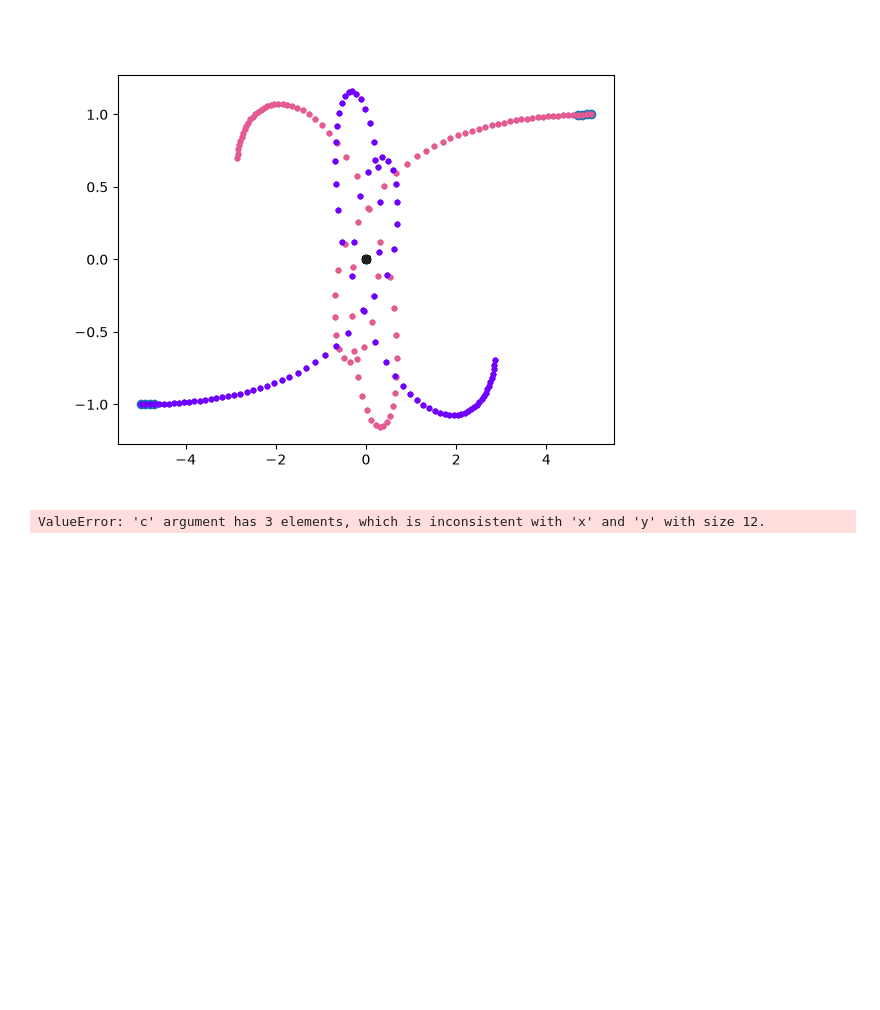
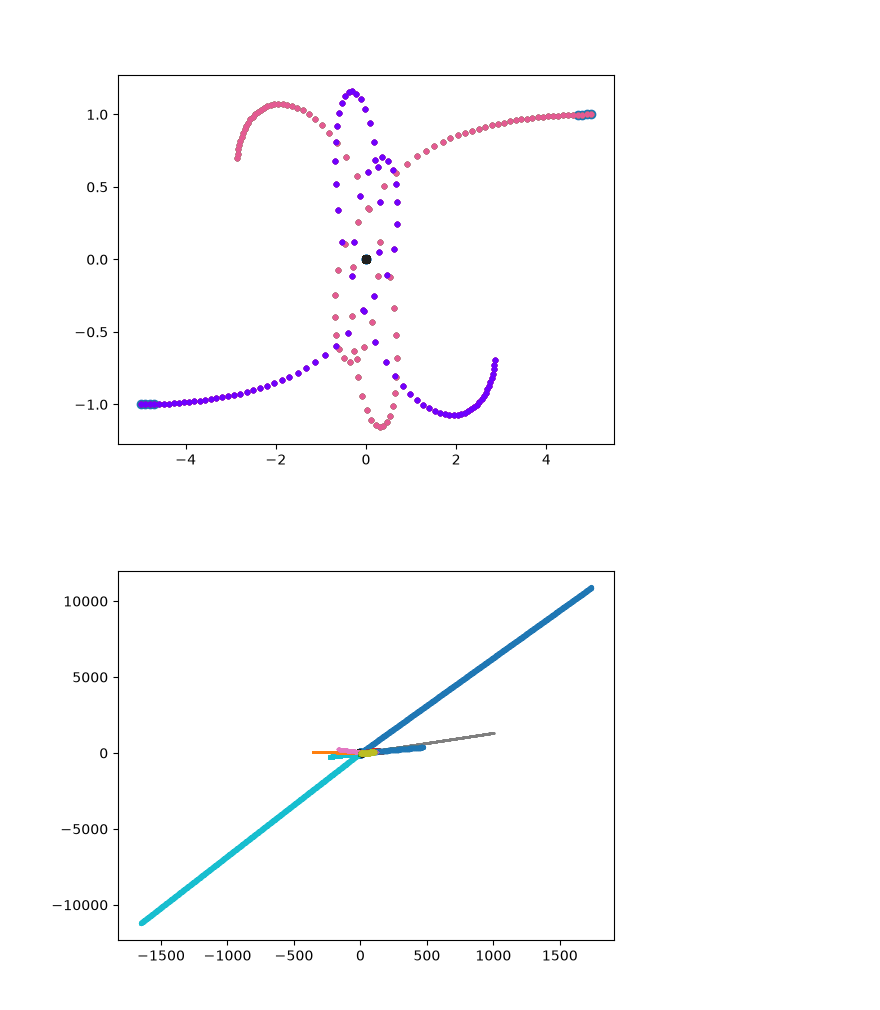
Before and after one commit to alexandreszsz/TP-N-body-problem, a Jupyter notebook: sheet1.ipynb, the cells around one changed output. Cells and saved outputs as stored; diff of their text form; code cells hidden in the pictures; blank space fills up the shorter version.

Commit message:
dernier test et debugage

```diff
--- a/sheet1.ipynb
+++ b/sheet1.ipynb
@@ -209,7 +209,12 @@ def draw(simulation, masses, colors=None, scale=10.):
     #Je n'ai pas compris comment utiliser l'appel avec l'étoile de type f(*t).
     #C'est donc après moult essais, que j'ai dpu m'en remettre à une boucle for pour
     #dessiner chaque masse de façon séparée. D'où cette boucle sur les masses.
-        plt.scatter(simulation[:,0,i],simulation[:,1,i],color=colors[i],s=scale*masses[i])
+        if colors is None:
+            #Ce test a pour simple but d'éviter les écueils d'appeler None[i] si
+            #aucune couleur n'est fournie à notre fonction
+            plt.scatter(simulation[:,0,i],simulation[:,1,i],s=scale*masses[i])
+        else:
+            plt.scatter(simulation[:,0,i],simulation[:,1,i],color=colors[i],s=scale*masses[i])
         #simulation[:,0,i] désigne pour la masse i la liste des positions en x
         #simulation[:,1,i] désigne pour la masse i la liste des positions en y
         #colors[i] désigne la couleur à donner à la masse i, et scale*masses[i]
@@ -227,10 +232,9 @@ draw(simulate(masses, positions, speeds), masses, colors3)
 # %% [output]
 [figure]
 # %%
-x=s[:,0,:].T
-y=s[:,1,:].T
-
-plt.scatter(x,y,color=colors3)
-plt.show()
+m5, p5, s5 = init_problem(5)
+sim5 = simulate(m5, p5, s5, nb_steps=1000)
+draw(sim5, m5, scale=3);
+plt.savefig("random5.png")
 # %% [output]
-ValueError: 'c' argument has 3 elements, which is inconsistent with 'x' and 'y' with size 12.
+[figure, added]
```
Also changed, not shown: 1 other file.
